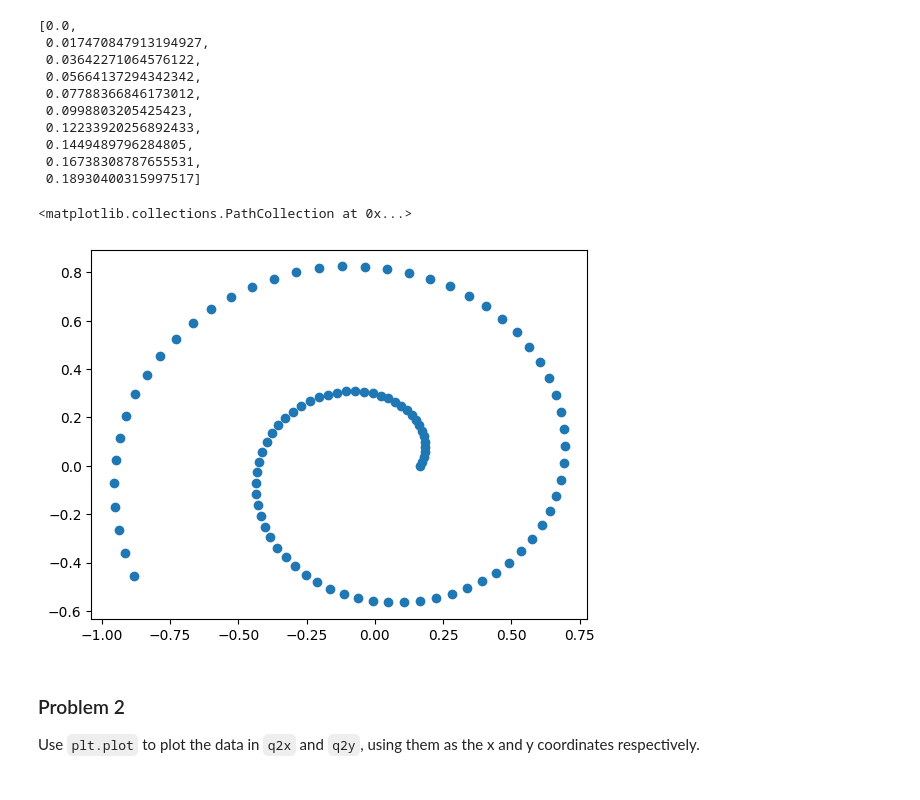
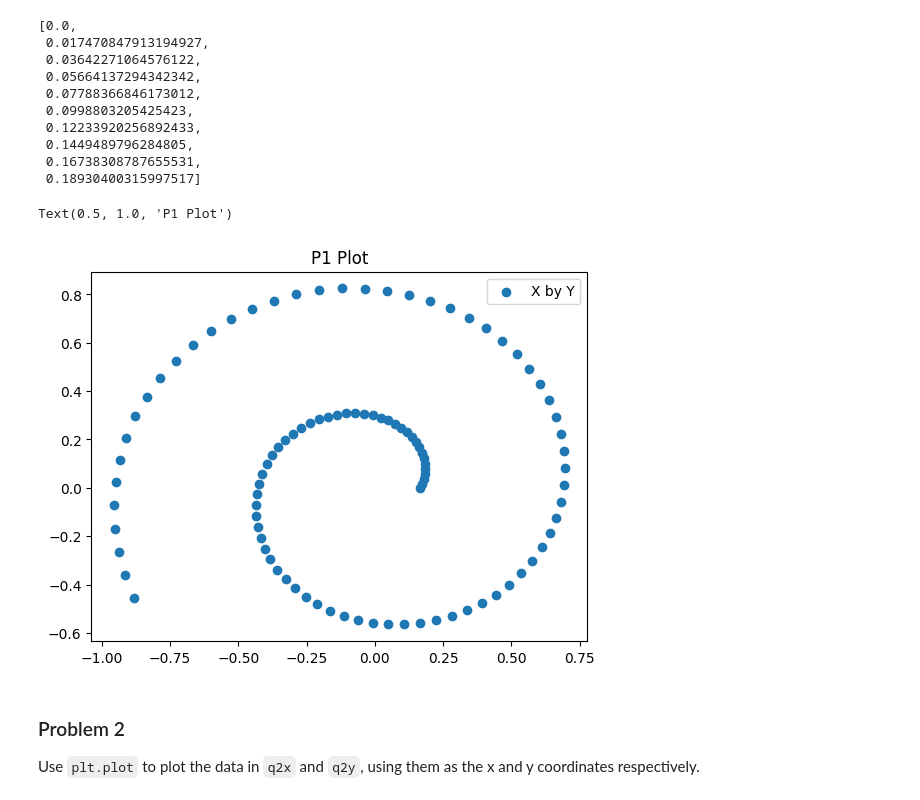
Before and after one commit to AL-Holmes/dx602-homework-05, a Jupyter notebook: homework.ipynb, the cells around one changed output. Saved outputs shown, nothing was run; the diff lists cells and outputs as text; code cells hidden in the pictures.

```diff
--- a/homework.ipynb
+++ b/homework.ipynb
@@ -72,10 +72,12 @@ q1y[:10]
 # %%
 # YOUR CHANGES HERE
 
-plt.scatter(q1x,q1y)
+plt.scatter(q1x,q1y, label="X by Y")
+plt.legend()
+plt.title("P1 Plot")
 # %% [output]
-<matplotlib.collections.PathCollection at 0x...>
+Text(0.5, 1.0, 'P1 Plot')
-[figure, old version]
+[figure, new version]
 # %% [markdown]
 ### Problem 2
 
```
Also changed, not shown: parts of 18 cells of this notebook.
